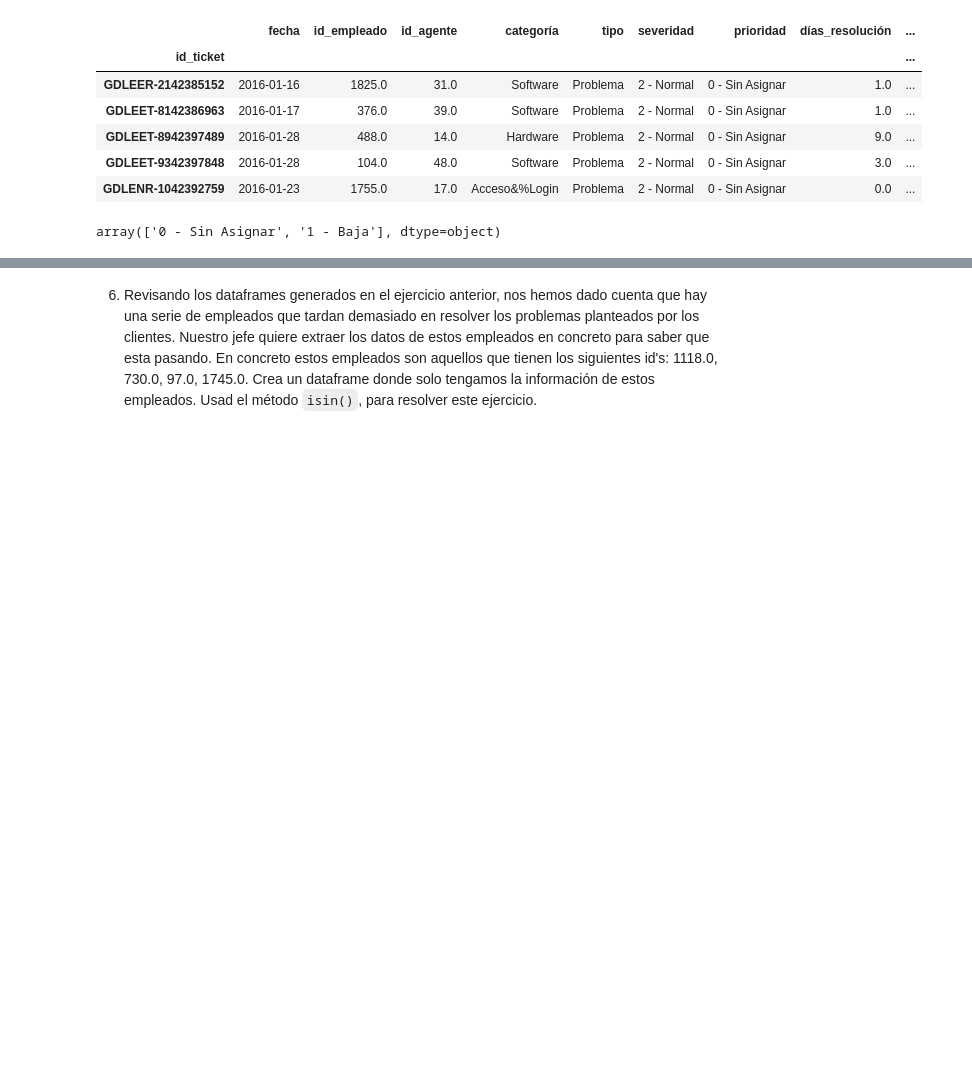
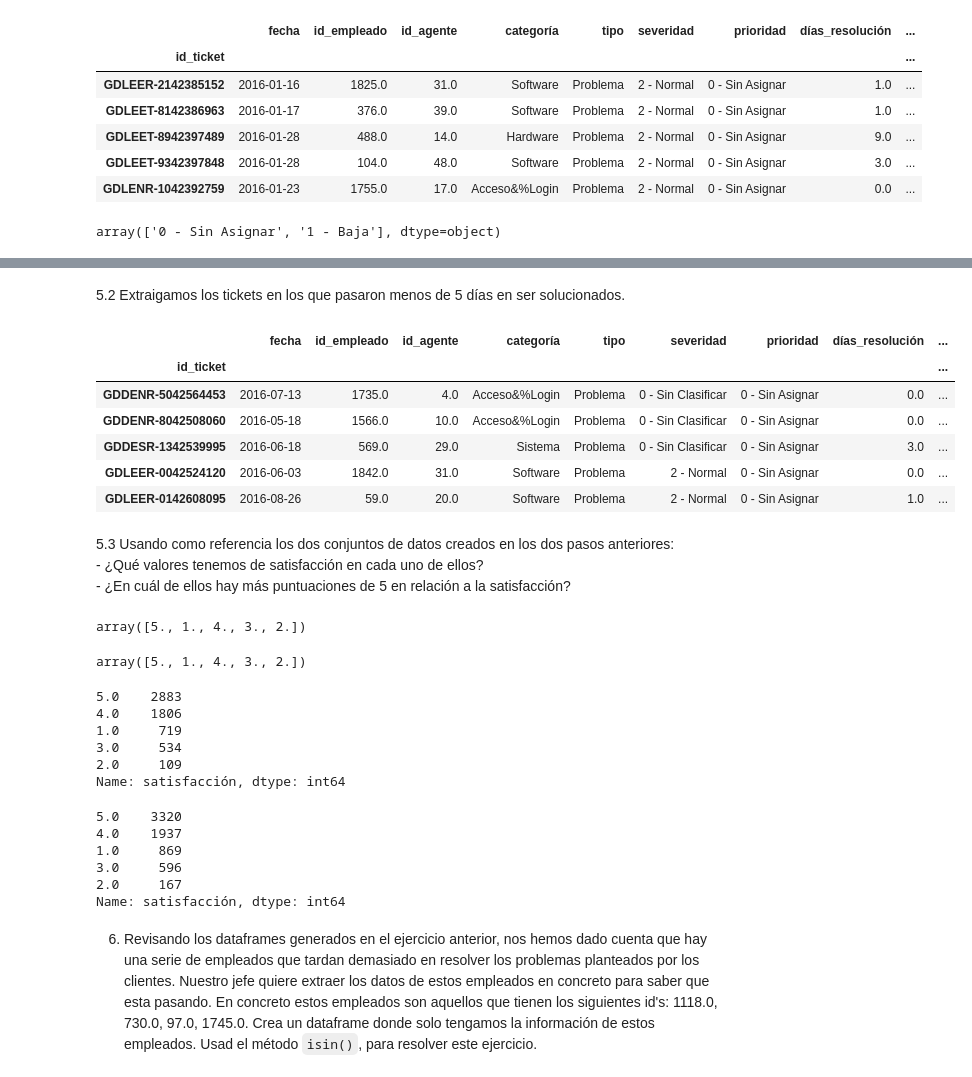
Before and after one commit to Adalab/promo-d-da-modulo2-sprint1-cassia-maitane, a Jupyter notebook: pandas/Pandas-IV-filtrado-datos.ipynb, the cells around one changed output, grey strips where cells are left out. Saved outputs shown, nothing was run; the diff lists cells and outputs as text; code cells hidden in the pictures; blank space fills up the shorter version.

```diff
--- a/pandas/Pandas-IV-filtrado-datos.ipynb
+++ b/pandas/Pandas-IV-filtrado-datos.ipynb
@@ -184,2 +190,45 @@ array(['0 - Sin Asignar', '1 - Baja'], dtype=object)
+# %% [markdown]
+5.2 Extraigamos los tickets en los que pasaron menos de 5 días en ser solucionados.
+# %%
+df_dias_menos = df[df['días_resolución'] < 5]
+df_dias_menos.head()
+# %% [output]
+|  | fecha | id_empleado | id_agente | categoría | tipo | severidad | prioridad | días_resolución | ... |
+| id_ticket |  |  |  |  |  |  |  |  | ... |
+| GDDENR-5042564453 | 2016-07-13 | 1735.0 | 4.0 | Acceso&%Login | Problema | 0 - Sin Clasificar | 0 - Sin Asignar | 0.0 | ... |
+| GDDENR-8042508060 | 2016-05-18 | 1566.0 | 10.0 | Acceso&%Login | Problema | 0 - Sin Clasificar | 0 - Sin Asignar | 0.0 | ... |
+| GDDESR-1342539995 | 2016-06-18 | 569.0 | 29.0 | Sistema | Problema | 0 - Sin Clasificar | 0 - Sin Asignar | 3.0 | ... |
+| GDLEER-0042524120 | 2016-06-03 | 1842.0 | 31.0 | Software | Problema | 2 - Normal | 0 - Sin Asignar | 0.0 | ... |
+| GDLEER-0142608095 | 2016-08-26 | 59.0 | 20.0 | Software | Problema | 2 - Normal | 0 - Sin Asignar | 1.0 | ... |
+# %% [markdown]
+5.3 Usando como referencia los dos conjuntos de datos creados en los dos pasos anteriores:
+    - ¿Qué valores tenemos de satisfacción en cada uno de ellos?
+    - ¿En cuál de ellos hay más puntuaciones de 5 en relación a la satisfacción?
+# %%
+df_dias_mas['satisfacción'].unique()
+# %% [output]
+array([5., 1., 4., 3., 2.])
+# %%
+df_dias_menos['satisfacción'].unique()
+# %% [output]
+array([5., 1., 4., 3., 2.])
+# %%
+df_dias_mas['satisfacción'].value_counts()
+# %% [output]
+5.0    2883
+4.0    1806
+1.0     719
+3.0     534
+2.0     109
+Name: satisfacción, dtype: int64
+# %%
+df_dias_menos['satisfacción'].value_counts() # Hay más puntuaciones de 5 en el caso de resolución en menos de 5 días
+# %% [output]
+5.0    3320
+4.0    1937
+1.0     869
+3.0     596
+2.0     167
+Name: satisfacción, dtype: int64
 # %% [markdown]
 6. Revisando los dataframes generados en el ejercicio anterior, nos hemos dado cuenta que hay una serie de empleados que tardan demasiado en resolver los problemas planteados por los clientes. Nuestro jefe quiere extraer los datos de estos empleados en concreto para saber que esta pasando. En concreto estos empleados son aquellos que tienen los siguientes id's: 1118.0, 730.0, 97.0, 1745.0. Crea un dataframe donde solo tengamos la información de estos empleados. Usad el método `isin()`, para resolver este ejercicio.
```
Also changed, not shown: parts of 7 cells of this notebook, 1 other file.
